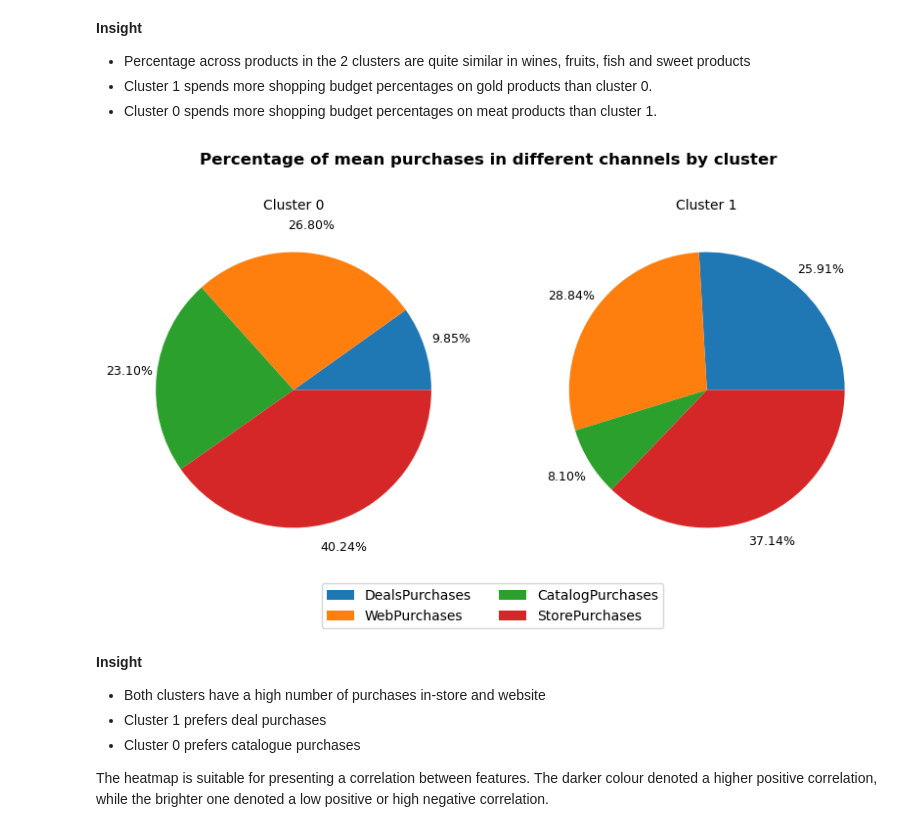
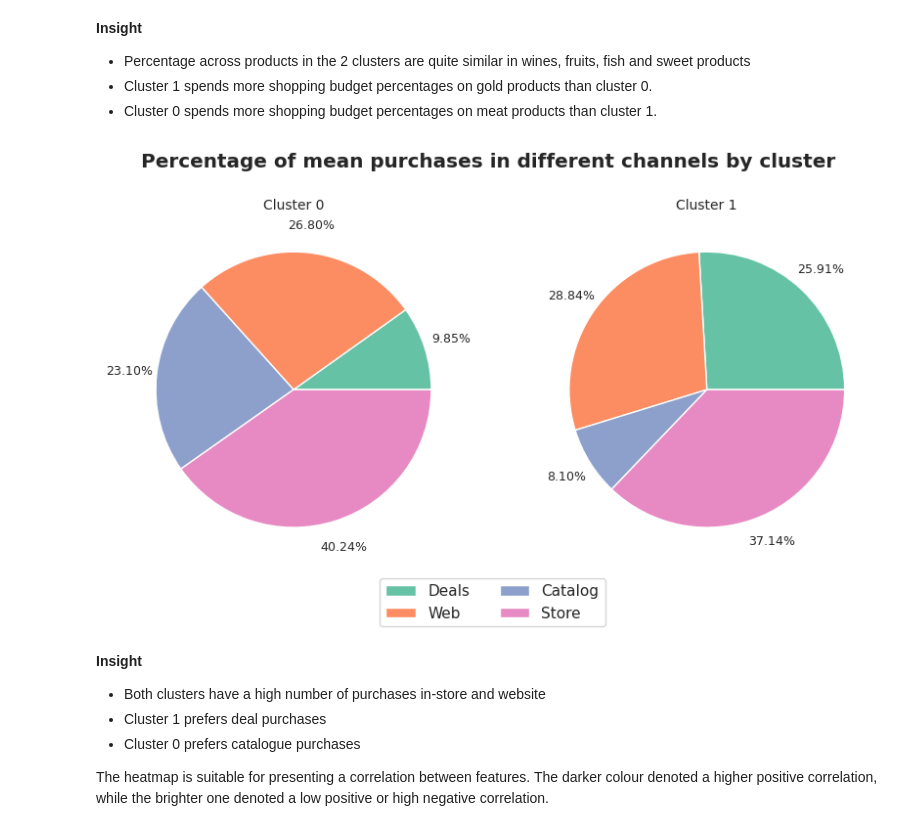
Before and after one commit to tamtran4869/retail_membership-_insights_analysis, a Jupyter notebook: retail-insight-analysis.ipynb, the cells around one changed output. Cells and saved outputs as stored; diff of their text form; code cells hidden in the pictures.

```diff
--- a/retail-insight-analysis.ipynb
+++ b/retail-insight-analysis.ipynb
@@ -32,6 +32,7 @@ from matplotlib.ticker import MaxNLocator
 from sklearn.linear_model import LogisticRegression
 import seaborn as sns
 import matplotlib.pyplot as plt
+sns.set(style='ticks', palette='Set2')
 import pandas as pd
 import numpy as np
 from kmodes.kprototypes import KPrototypes
@@ -519,24 +520,24 @@ plt.show()
 # %%
 # Pie chart for purchase features
 s= df_raw.groupby('ClusterLabels')[pur_col].mean()
 fig, axes = plt.subplots(ncols=2,figsize = (10,5))
 for ax, i in zip(axes,s.index):
     ax.pie(
             s.iloc[i,:],
             pctdistance=1.2,
             labeldistance=1.3 ,
             autopct='%1.2f%%',
             textprops={'fontsize': 9},
             )
     ax.set_title('Cluster %s' % i, fontsize =10)
 fig.suptitle('Percentage of mean purchases in different channels by cluster',fontweight='bold')
-fig.legend(labels=[i[3:] for i in pur_col],
+fig.legend(labels=[i[3:-9] for i in pur_col],
            loc='lower center',
            ncol=2,
            bbox_transform=fig.transFigure)
 plt.show()
 # %% [output]
-[figure, old version]
+[figure, new version]
 # %% [markdown]
 **Insight**
 * Both clusters have a high number of purchases in-store and website
```
Also changed, not shown: parts of 15 cells of this notebook.
